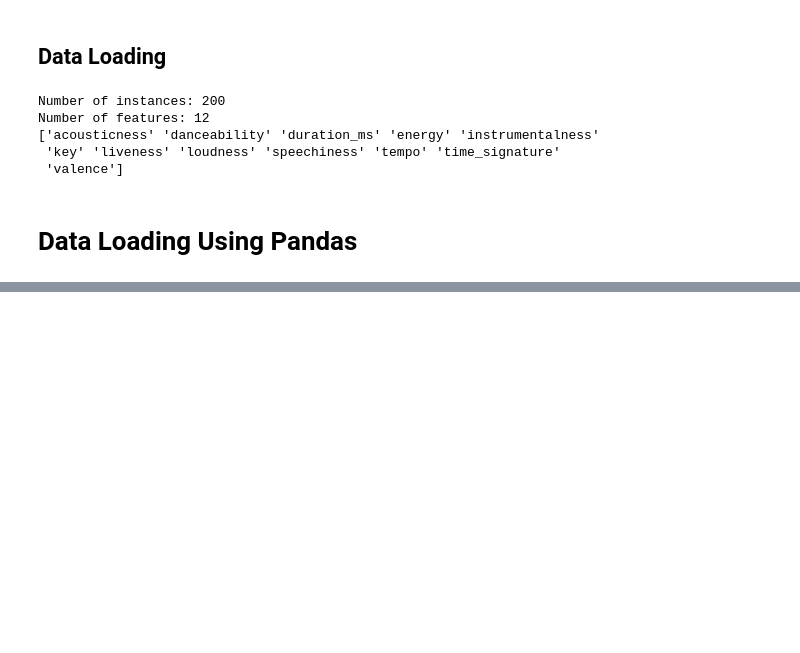
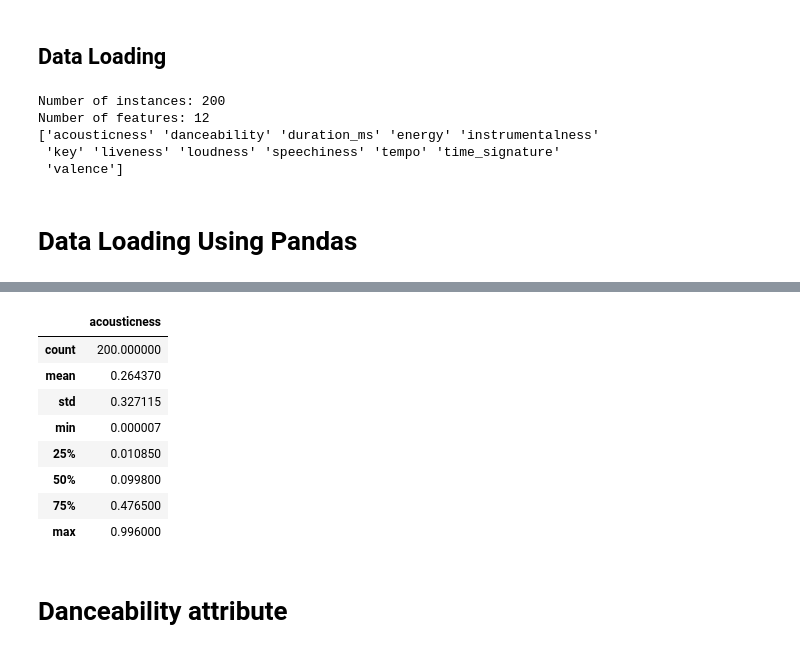
Before and after one commit to AelHenri/Genrify, a Jupyter notebook: Genrify.ipynb, the cells around one changed output, grey strips where cells are left out. Cells and saved outputs as stored; diff of their text form; code cells hidden in the pictures; blank space fills up the shorter version.

Commit message:
Print attributes and target variable

```diff
--- a/Genrify.ipynb
+++ b/Genrify.ipynb
@@ -60,0 +76,6 @@ Name: acousticness, dtype: float64
+# %%
+#plt.figure('Genres')
+data['genre'] = data['genre'].astype("category")
+data_target = data.loc[:,'genre']
+count_genre = data.groupby("genre").size()
+count_genre.plot(kind='bar',title='Genres', figsize=[13,8])
@@ -61,5 +88,3 @@ Name: acousticness, dtype: float64
 # %%
-data_genre = data[['acousticness']]
-data_genre.head()
-my_plot = data_genre.plot(kind='bar')
-plt.show
+acousticness = data[['acousticness']]
+acousticness.plot(kind='bar',figsize=[13,8])
@@ -65,0 +95,14 @@ plt.show
+# %%
+acousticness.describe()
+# %% [output]
+|  | acousticness |
+| count | 200.000000 |
+| mean | 0.264370 |
+| std | 0.327115 |
+| min | 0.000007 |
+| 25% | 0.010850 |
+| 50% | 0.099800 |
+| 75% | 0.476500 |
+| max | 0.996000 |
+# %% [markdown]
+# Danceability attribute
```
Also changed, not shown: parts of 41 cells of this notebook.
